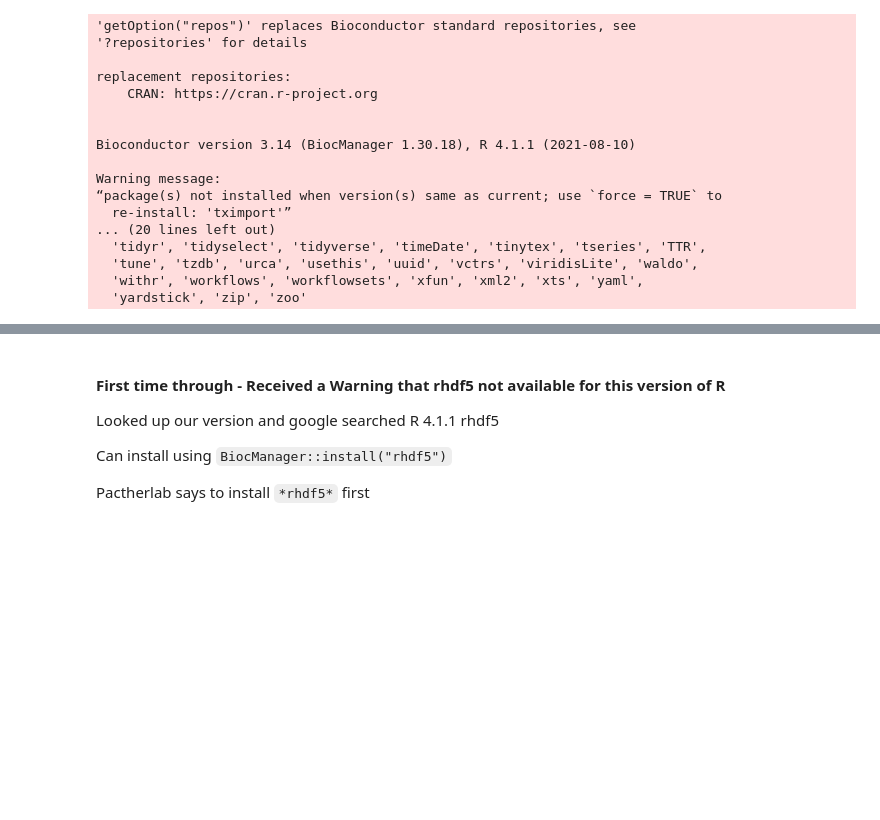
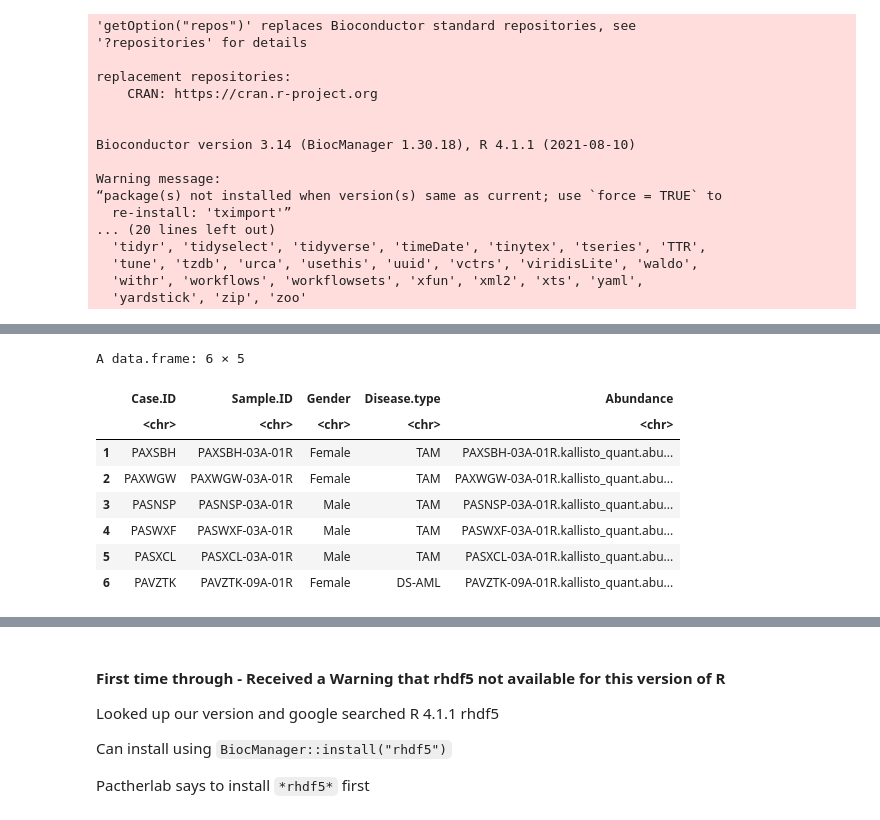
Before and after one commit to adeslatt/pediatric-DS-AML-TAM-Analysis, a Jupyter notebook: notebooks/DESeq2AnalysisTAMvsAML.ipynb, the cells around one changed output, grey strips where cells are left out. Cells and saved outputs as stored; diff of their text form; code cells hidden in the pictures; blank space fills up the shorter version.

```diff
--- a/notebooks/DESeq2AnalysisTAMvsAML.ipynb
+++ b/notebooks/DESeq2AnalysisTAMvsAML.ipynb
@@ -89,0 +150,16 @@ Description:
+# %%
+metadata <- dplyr::select(metadata, c('Case.ID', 'Sample.ID', 'Gender', 'Disease.type', 'Abundance'))
+# %%
+metadata <- dplyr::distinct(metadata)
+# %%
+head(metadata)
+# %% [output]
+A data.frame: 6 × 5
+|  | Case.ID | Sample.ID | Gender | Disease.type | Abundance |
+|  | <chr> | <chr> | <chr> | <chr> | <chr> |
+| 1 | PAXSBH | PAXSBH-03A-01R | Female | TAM | PAXSBH-03A-01R.kallisto_quant.abu... |
+| 2 | PAXWGW | PAXWGW-03A-01R | Female | TAM | PAXWGW-03A-01R.kallisto_quant.abu... |
+| 3 | PASNSP | PASNSP-03A-01R | Male | TAM | PASNSP-03A-01R.kallisto_quant.abu... |
+| 4 | PASWXF | PASWXF-03A-01R | Male | TAM | PASWXF-03A-01R.kallisto_quant.abu... |
+| 5 | PASXCL | PASXCL-03A-01R | Male | TAM | PASXCL-03A-01R.kallisto_quant.abu... |
+| 6 | PAVZTK | PAVZTK-09A-01R | Female | DS-AML | PAVZTK-09A-01R.kallisto_quant.abu... |
```
Also changed, not shown: parts of 30 cells of this notebook.
